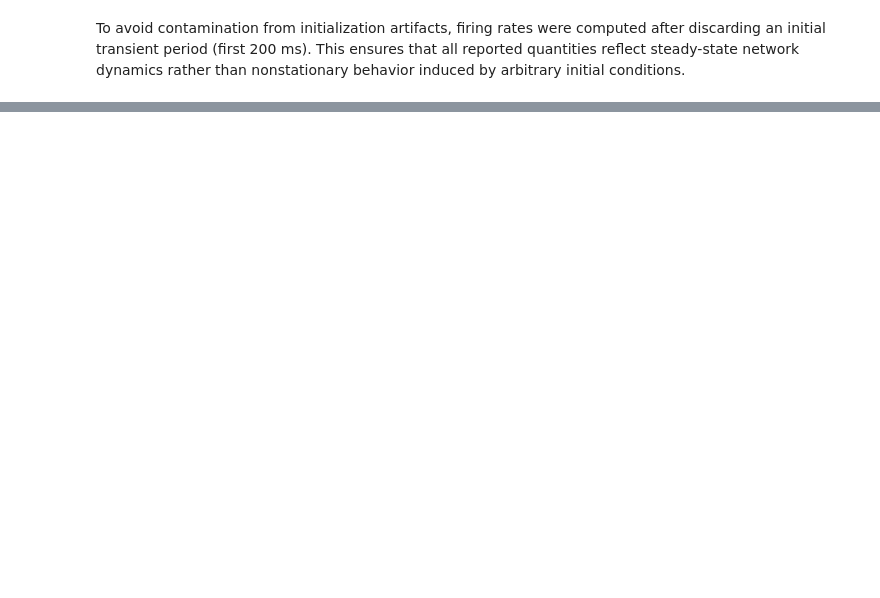
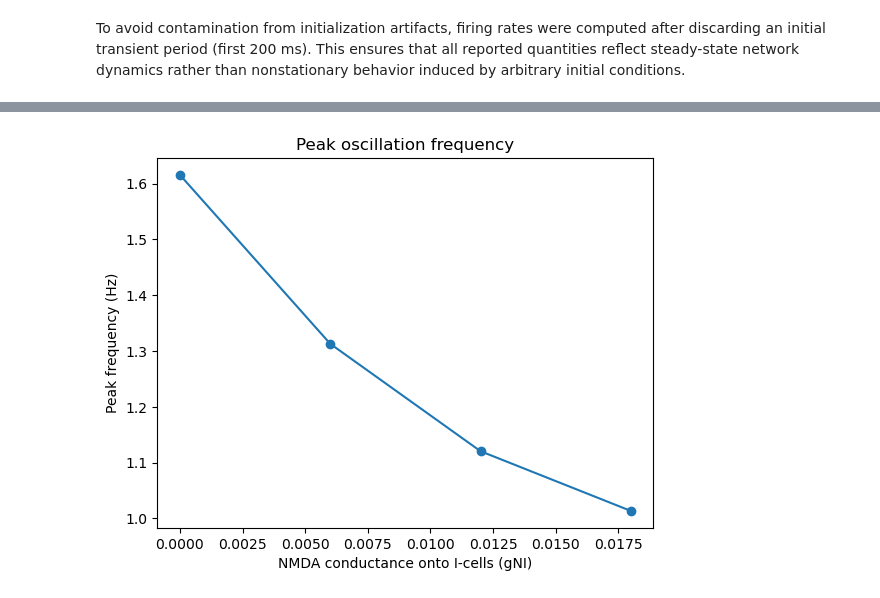
Before and after one commit to alessandrodipiano/brain-modelling-project, a Jupyter notebook: NMDA conductance and cortical oscillations in schizophrenia/run_model.ipynb, the cells around one changed output, grey strips where cells are left out. Saved outputs shown, nothing was run; the diff lists cells and outputs as text; code cells hidden in the pictures; blank space fills up the shorter version.

```diff
--- a/NMDA conductance and cortical oscillations in schizophrenia/run_model.ipynb
+++ b/NMDA conductance and cortical oscillations in schizophrenia/run_model.ipynb
@@ -116,0 +94,9 @@ For very small `gNI`, inhibition is weak and excitatory neurons dominate the net
+# %%
+plt.figure()
+plt.plot(g, peak_freqs, 'o-')
+plt.xlabel("NMDA conductance onto I-cells (gNI)")
+plt.ylabel("Peak frequency (Hz)")
+plt.title("Peak oscillation frequency")
+plt.show()
+# %% [output]
+[figure, added]
```
Also changed, not shown: parts of 18 cells of this notebook, 1 other file.
